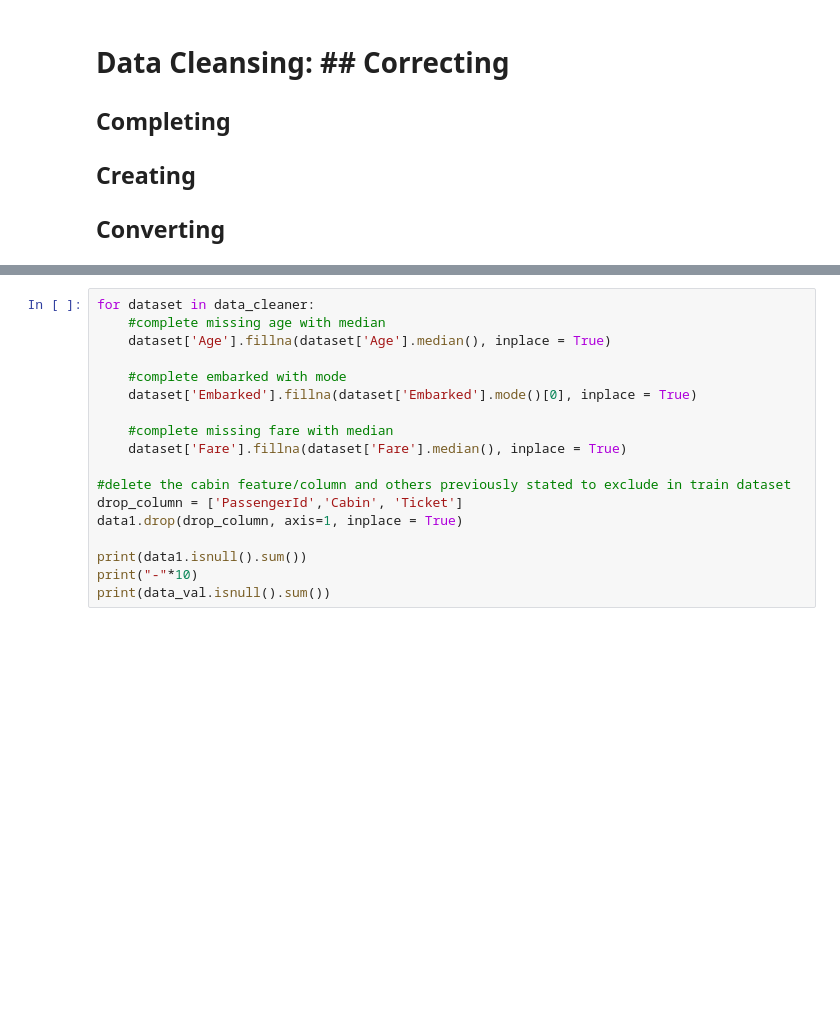
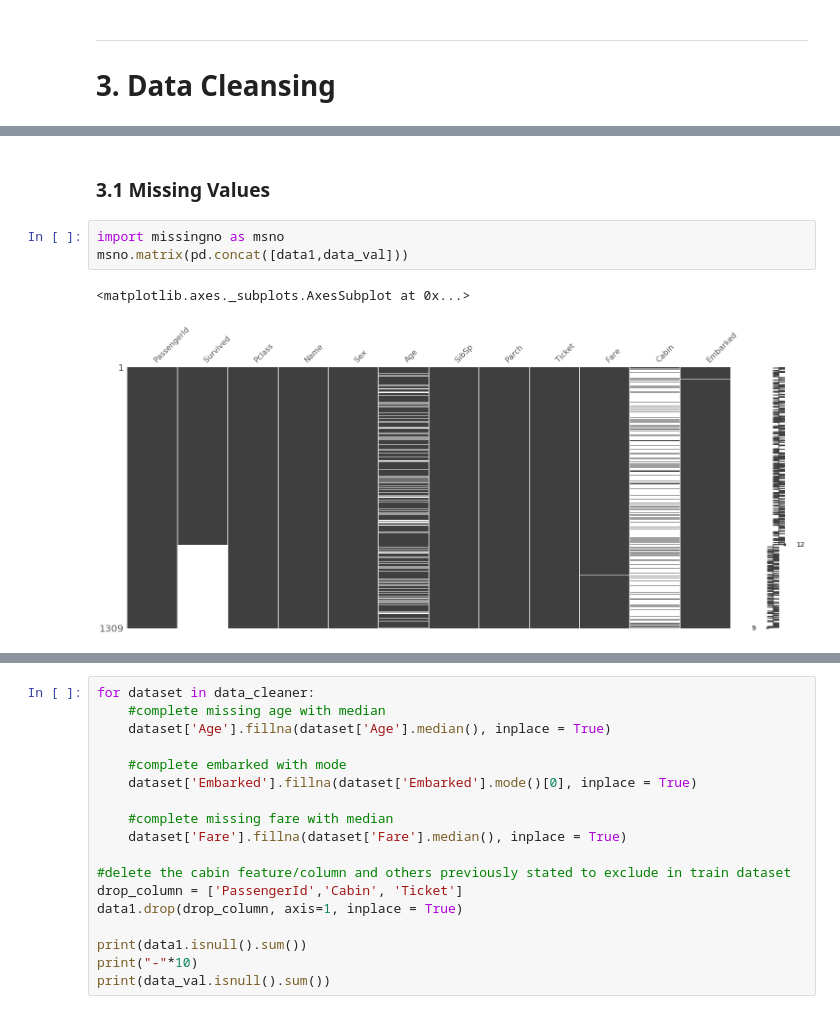
Before and after one commit to OsamaHriri/Machine-Learning-, a Jupyter notebook: HW03/Untitled.ipynb, the cells around one changed output, grey strips where cells are left out. Drawn from its saved outputs; the diff is of its cells as text; blank space fills up the shorter version.

```diff
--- a/HW03/Untitled.ipynb
+++ b/HW03/Untitled.ipynb
@@ -149,8 +165,7 @@ None
-# %% [markdown]
-# Data Cleansing: ## Correcting
-## Completing
-## Creating
-## Converting
+# %% [markdown]
+<hr>
+
+# 3. Data Cleansing <a class="anchor" id="clean-header"></a>
 # %%
 print('Train columns with null values:\n', data1.isnull().sum())
 print("-"*10)
@@ -189,3 +204,11 @@ dtype: int64
 | 50% | 446.000000 | 0.000000 | 3.000000 | NaN | NaN | 28.000000 | 0.000000 | 0.000000 | NaN | 14.454200 | ... |
 | 75% | 668.500000 | 1.000000 | 3.000000 | NaN | NaN | 38.000000 | 1.000000 | 0.000000 | NaN | 31.000000 | ... |
 | max | 891.000000 | 1.000000 | 3.000000 | NaN | NaN | 80.000000 | 8.000000 | 6.000000 | NaN | 512.329200 | ... |
+# %% [markdown]
+### 3.1 Missing Values
+# %%
+import missingno as msno
+msno.matrix(pd.concat([data1,data_val]))
+# %% [output]
+<matplotlib.axes._subplots.AxesSubplot at 0x...>
+[figure, added]
```
Also changed, not shown: parts of 6 cells of this notebook.
